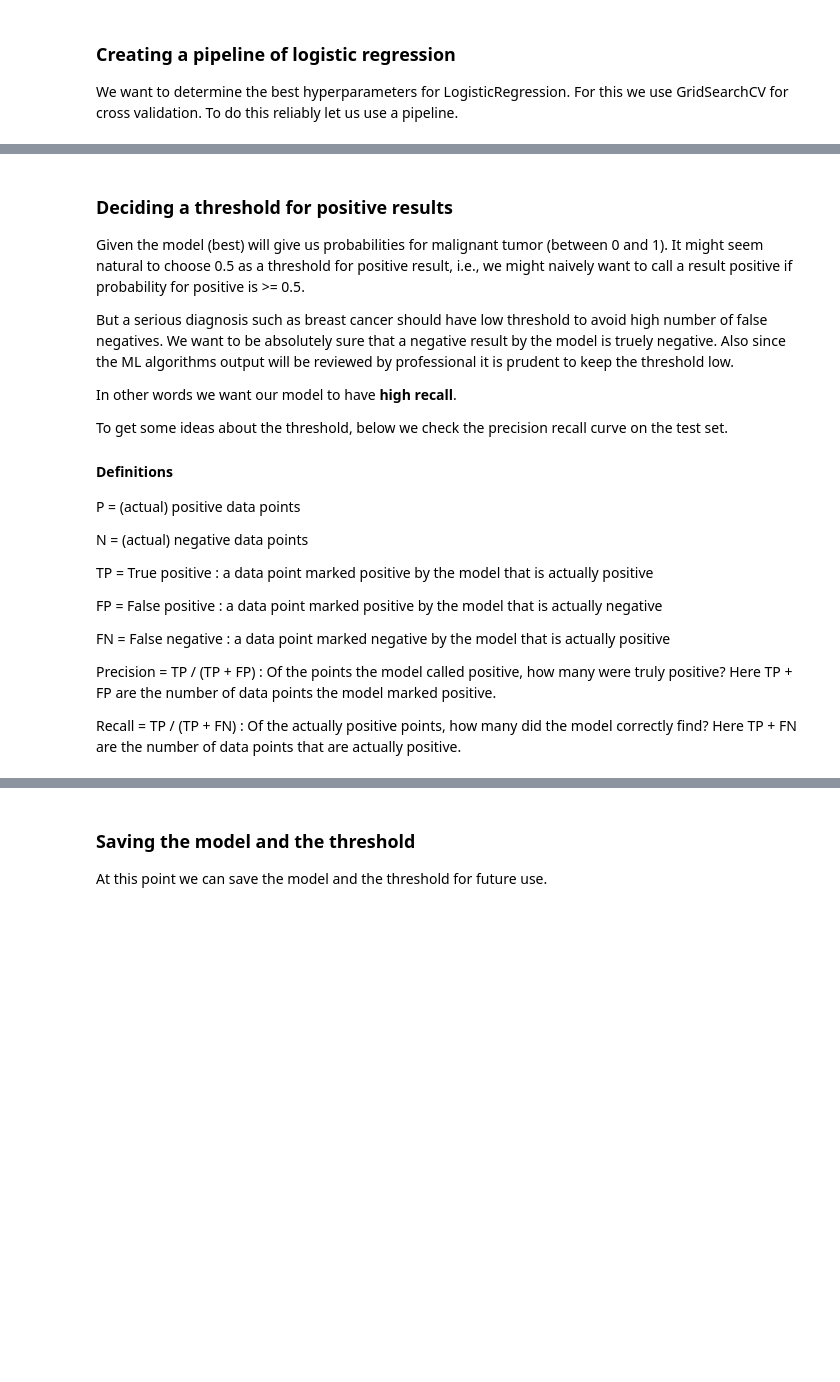
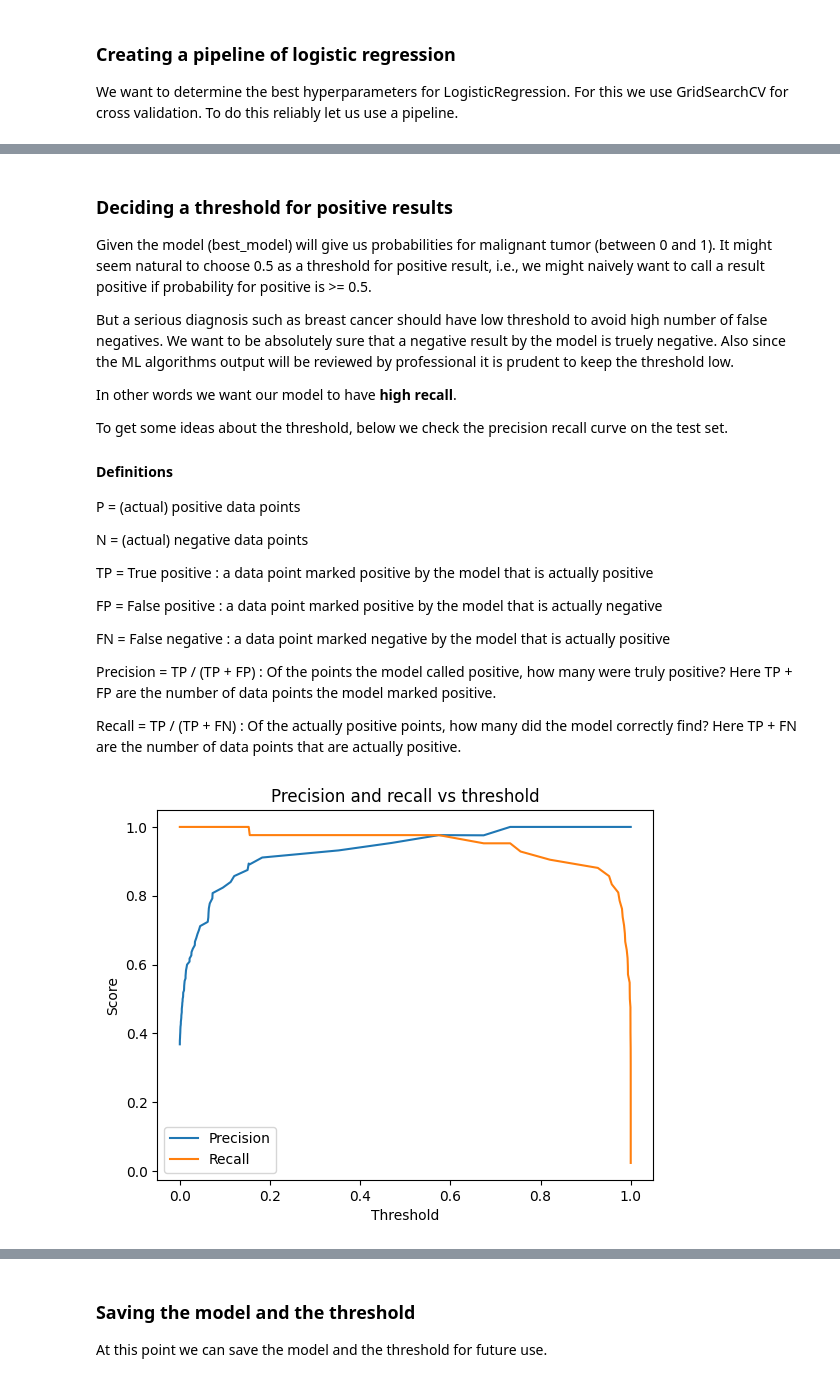
Before and after one commit to MahbubAlam231/BreastCancerPredictAI, a Jupyter notebook: BreastCancerPredictAI.ipynb, the cells around one changed output, grey strips where cells are left out. Drawn from its saved outputs; the diff is of its cells as text; code cells hidden in the pictures; blank space fills up the shorter version.

```diff
--- a/BreastCancerPredictAI.ipynb
+++ b/BreastCancerPredictAI.ipynb
@@ -112,8 +188,7 @@ X_features = X.columns
 
 # Only necessary if 2 or more encoders (I am adding just for demo)
 pre = ColumnTransformer([
-    ('scaler', StandardScaler(),
-     X_features)
+    ('scaler', StandardScaler(), X_features)
 ])
 
 # # Just for testing. Has to be commmented before model training,
@@ -179,6 +255,6 @@ grid = GridSearchCV(
 )
 
 grid.fit(X_train, y_train)
-best = grid.best_estimator_
+best_model = grid.best_estimator_
 
-best.fit(X_train, y_train)
+best_model.fit(X_train, y_train)
@@ -185,7 +279,7 @@ best.fit(X_train, y_train)
 # %% [markdown]
 ### Deciding a threshold for positive results
 
- Given the model (best) will give us probabilities for malignant tumor (between 0 and 1).
+ Given the model (best_model) will give us probabilities for malignant tumor (between 0 and 1).
 It might seem
 natural to choose 0.5 as a threshold for positive result, i.e., we might
 naively want to call a result positive if probability for positive is >= 0.5.
@@ -221,18 +315,20 @@ Recall = TP / (TP + FN) :
 Of the actually positive points, how many did the model correctly find?
 Here TP + FN are the number of data points that are actually positive.
 # %%
-y_probs = best.predict_proba(X_test)[:, 1]
+y_probs = best_model.predict_proba(X_test)[:, 1]
 
 from sklearn.metrics import precision_recall_curve
 precision, recall, thresholds = precision_recall_curve(y_test, y_probs)
 
 plt.plot(thresholds, precision[:-1], label="Precision")
 plt.plot(thresholds, recall[:-1], label="Recall")
 plt.xlabel("Threshold")
 plt.ylabel("Score")
 plt.title("Precision and recall vs threshold")
 plt.legend()
 plt.show()
+# %% [output]
+[figure, added]
 # %% [markdown]
 ### Choosing a threshold
 
```
Also changed, not shown: parts of 19 cells of this notebook, 6 other files.
